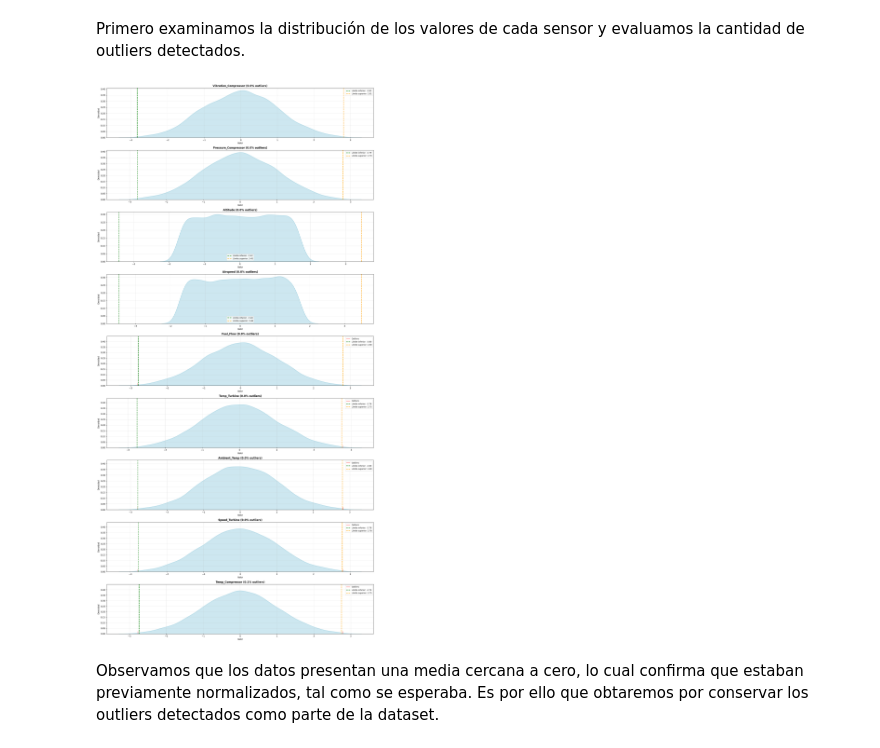
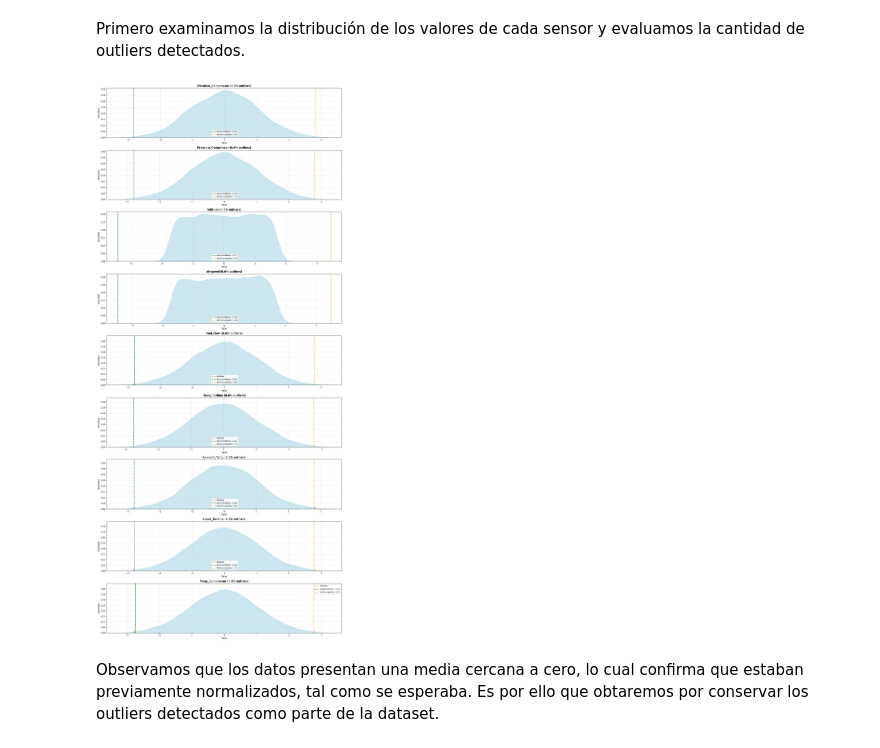
Before and after one commit to noraib/analitica_turboshaft, a Jupyter notebook: Entrega_final.ipynb, the cells around one changed output. Drawn from its saved outputs; the diff is of its cells as text; code cells hidden in the pictures.

```diff
--- a/Entrega_final.ipynb
+++ b/Entrega_final.ipynb
@@ -191,15 +187,17 @@ Primero examinamos la distribución de los valores de cada sensor y evaluamos la
 # %%
 from utils import generar_df_estadisticas_outliers
 from plots import plot_distribuciones_outliers
 
 
 #Obtenemos la información necesaria para el plot
 resultados_df = generar_df_estadisticas_outliers(df)
 
 #Graficar las distribuciones
-plot_distribuciones_outliers(df, resultados_df)
+fig = plot_distribuciones_outliers(df, resultados_df)
+plt.tight_layout() #Para una mejor visualizacion (que no se solapen los plots)
+plt.show(fig)
 # %% [output]
-[figure, old version]
+[figure, new version]
 # %% [markdown]
 Observamos que los datos presentan una media cercana a cero, lo cual confirma que estaban previamente normalizados, tal como se esperaba. Es por ello que obtaremos por conservar los outliers detectados como parte de la dataset.
 # %% [markdown]
```
Also changed, not shown: parts of 14 cells of this notebook, 6 other files.
